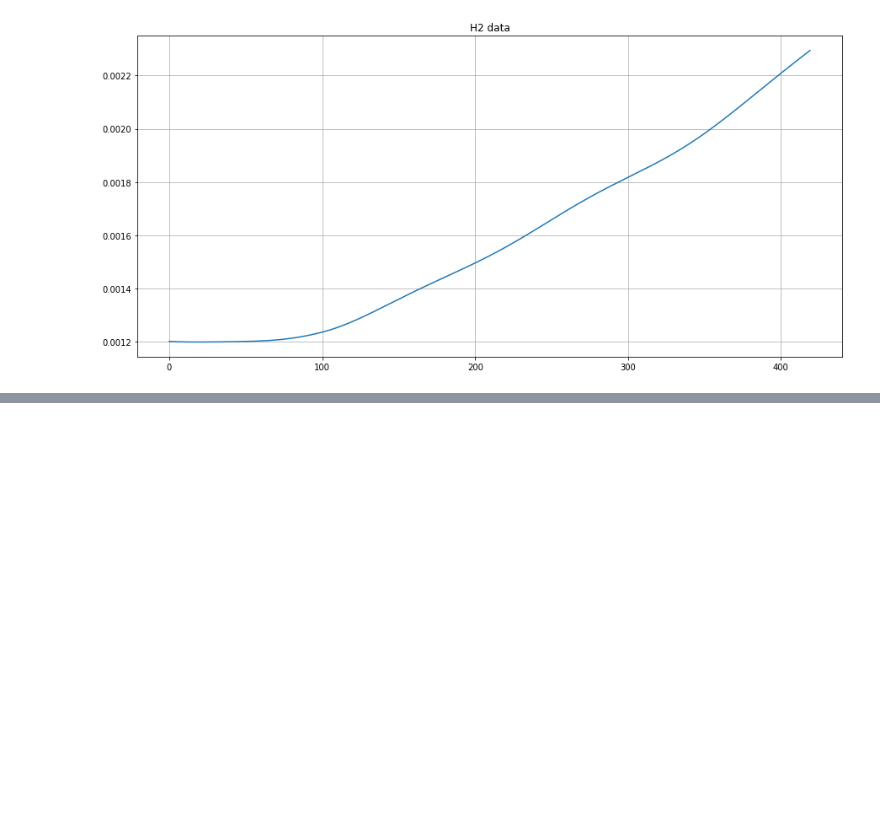
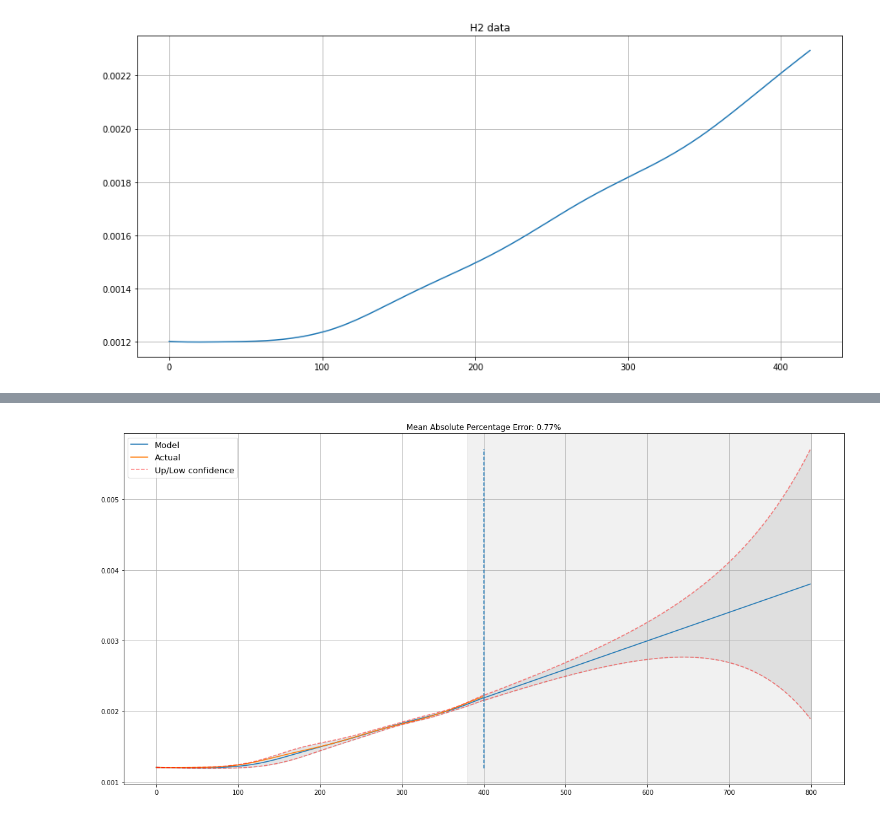
Before and after one commit to NikolayTV/HackRosatomTranformator, a Jupyter notebook: Transformer_regression/transformer_regression.ipynb, the cells around one changed output, grey strips where cells are left out. Drawn from its saved outputs; the diff is of its cells as text; code cells hidden in the pictures; blank space fills up the shorter version.

Commit message:
Up/Lover model confidence

```diff
--- a/Transformer_regression/transformer_regression.ipynb
+++ b/Transformer_regression/transformer_regression.ipynb
@@ -286,21 +277,0 @@ plotHoltWinters(df.H2)
-# %%
-data = df.CO[:-20]
-
-x = [0, 0, 0]
-
-opt = minimize(timeseriesCVscore, x0=x,
-                args=(data, mean_squared_log_error),
-               method='TNC', bounds = ((0, 1), (0, 1), (0, 1))
-              )
-
-alpha_final, beta_final, gamma_final = opt.x
-print(alpha_final, beta_final, gamma_final)
-
-# ...and train the model with them, forecasting for the next 50 hours
-model = HoltWinters(data, slen = 1,
-                    alpha = alpha_final,
-                    beta = beta_final,
-                    gamma = gamma_final,
-                    n_preds = 400, scaling_factor = 3)
-
-model.triple_exponential_smoothing()
@@ -312,0 +285,4 @@ plotHoltWinters(df.CO)
+# %%
+plotHoltWinters(data, plot_intervals=True)
+# %% [output]
+[figure, added]
```
Also changed, not shown: parts of 7 cells of this notebook.
